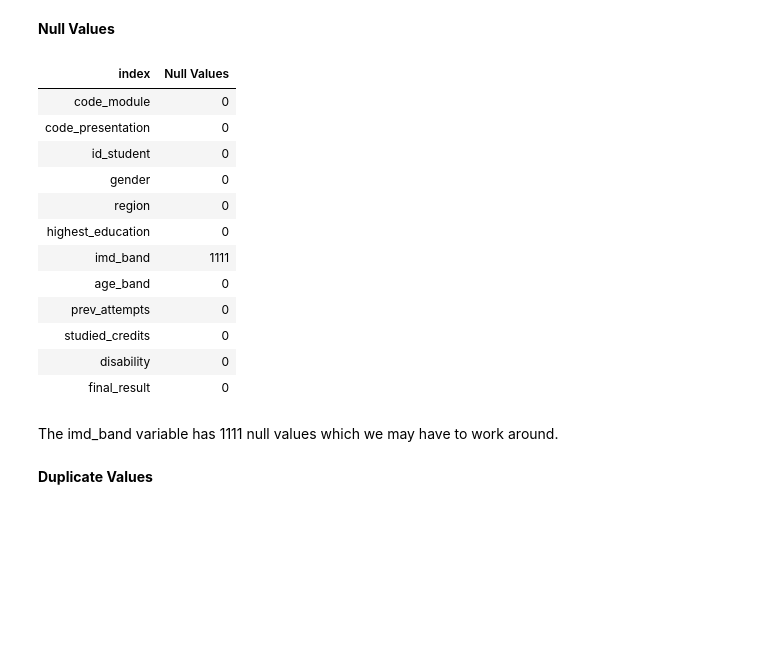
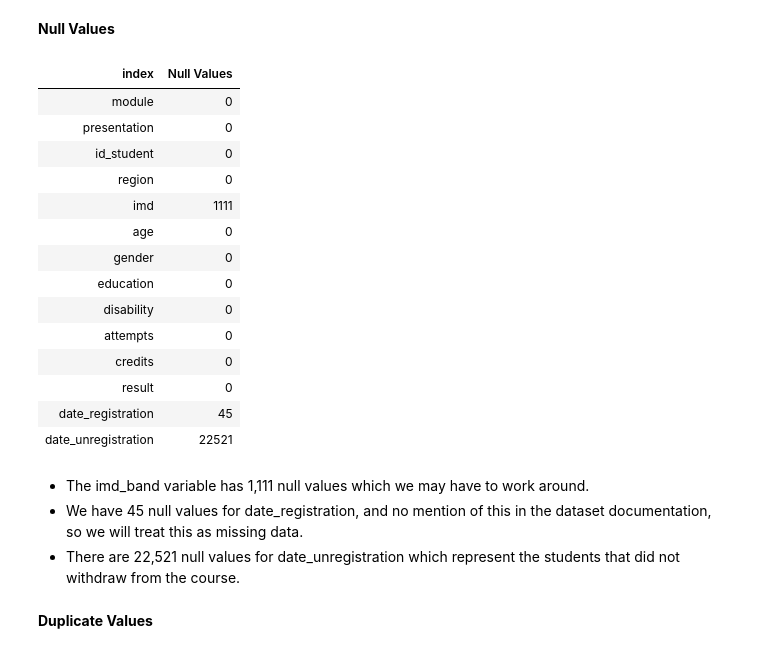
Before and after one commit to freyjagarner/Student-Data-Analysis, a Jupyter notebook: Capstone/Student_Info.ipynb, the cells around one changed output. Cells and saved outputs as stored; diff of their text form; code cells hidden in the pictures; blank space fills up the shorter version.

```diff
--- a/Capstone/Student_Info.ipynb
+++ b/Capstone/Student_Info.ipynb
@@ -45 +79,10 @@ student_info.head()
+# %%
+# outer join and merge student info with student registration
+stud_info = student_info.merge(student_registration, how='outer', on=['code_module', 'code_presentation', 'id_student'], indicator=True)
+
+# locating where there is student info that did not match with student registration
+only_stud_info = stud_info.loc[stud_info['_merge']=='left_only']
+
+# reordering the stud_info dataframe to keep country, module and student data together
+stud_info = stud_info[['code_module', 'code_presentation', 'id_student', 'region', 'imd_band', 'age_band', 'gender', 'highest_education', 'disability', 'num_of_prev_attempts', 'studied_credits', 'final_result', 'date_registration', 'date_unregistration']]
 # %% [markdown]
@@ -47,8 +98,9 @@ student_info.head()
 * 'Y' and 'N' in disability can be changed to boolean to make it easier to work with
 # %%
 # rename num_of_prev_attempts column to prev_attempts to save space
-student_info = student_info.rename(columns={'num_of_prev_attempts':'prev_attempts'})
-student_info = student_info.replace({'disability':{'Y':True, 'N':False}})
+stud_info_rename = {'code_module':'module', 'code_presentation':'presentation', 'final_result':'result', 'studied_credits':'credits', 'age_band':'age', 'num_of_prev_attempts':'attempts', 'highest_education':'education', 'imd_band':'imd'}
+stud_info = stud_info.rename(columns=stud_info_rename)
+stud_info = stud_info.replace({'disability':{'Y':True, 'N':False}})
 # %% [markdown]
 ---
 
@@ -89,7 +143,7 @@ dtype: object
 * `object` datatypes can have unexpected behavior and should be recast to `string`
 # %%
 # changing id_student to the object data type
-student_info['id_student'] = student_info['id_student'].astype(str)
-student_info = student_info.convert_dtypes()
-student_info.dtypes
+stud_info['id_student'] = stud_info['id_student'].astype(str)
+stud_info = stud_info.convert_dtypes()
+get_dtypes(stud_info)
 # %% [output]
@@ -109,27 +165,40 @@ dtype: object
 # %% [markdown]
 **Null Values**
 # %%
-null_vals(student_info)
+null_vals(stud_info)
 # %% [output]
 | index | Null Values |
-| code_module | 0 |
-| code_presentation | 0 |
+| module | 0 |
+| presentation | 0 |
 | id_student | 0 |
+| region | 0 |
+| imd | 1111 |
+| age | 0 |
 | gender | 0 |
-| region | 0 |
-| highest_education | 0 |
-| imd_band | 1111 |
-| age_band | 0 |
-| prev_attempts | 0 |
-| studied_credits | 0 |
+| education | 0 |
 | disability | 0 |
-| final_result | 0 |
+| attempts | 0 |
+| credits | 0 |
+| result | 0 |
+| date_registration | 45 |
+| date_unregistration | 22521 |
 # %%
 # store sum of imd null values
-imd_null = student_info['imd_band'].isnull().sum()
-md(f'''The imd_band variable has {imd_null} null values which we may have to work around.''')
+imd_null = stud_info['imd'].isnull().sum()
+# store the sum of null values of date_registration
+null_registration = student_registration['date_registration'].isnull().sum()
+# store the sum of null values of date_unregistration
+null_unregistration = student_registration['date_unregistration'].isnull().sum()
+md(f'''
+* The imd_band variable has {"{:,}".format(imd_null)} null values which we may have to work around.
+* We have {null_registration} null values for date_registration, and no mention of this in the dataset documentation, so we will treat this as missing data.
+* There are {"{:,}".format(null_unregistration)} null values for date_unregistration which represent the students that did not withdraw from the course.
+''')
 # %% [output]
-The imd_band variable has 1111 null values which we may have to work around.
+
+* The imd_band variable has 1,111 null values which we may have to work around.
+* We have 45 null values for date_registration, and no mention of this in the dataset documentation, so we will treat this as missing data.
+* There are 22,521 null values for date_unregistration which represent the students that did not withdraw from the course.
 # %% [markdown]
 **Duplicate Values**
 # %%
```
Also changed, not shown: parts of 67 cells of this notebook.
